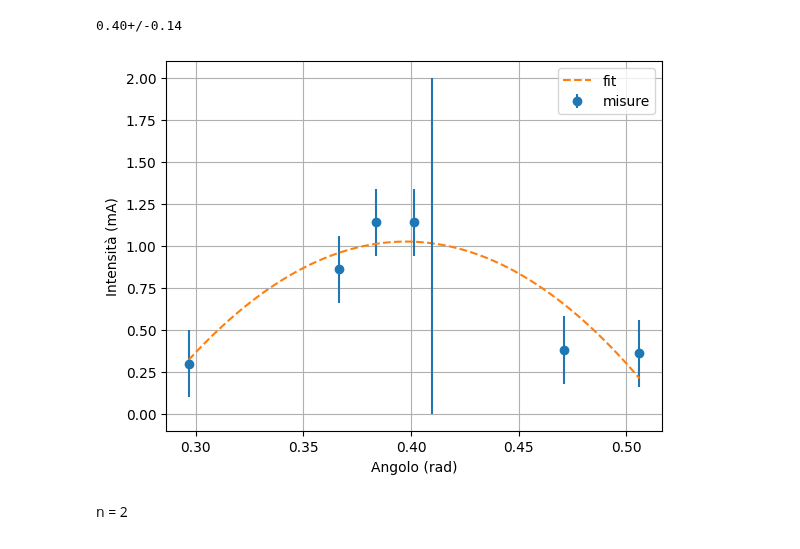
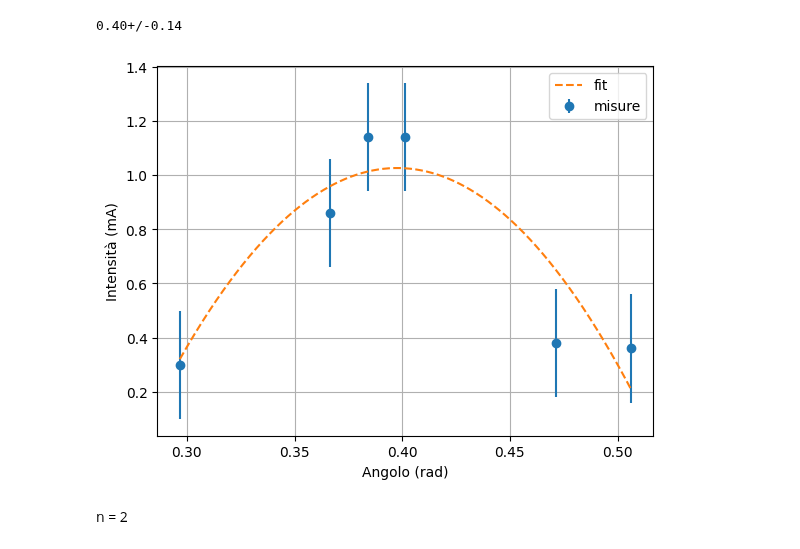
Before and after one commit to ARossiUnimib/Laboratorio-2---Gruppo-21-A.A.-2023-24, a Jupyter notebook: Notebooks/Microonde/Microonde.ipynb, the cells around one changed output. Cells and saved outputs as stored; diff of their text form; code cells hidden in the pictures.

```diff
--- a/Notebooks/Microonde/Microonde.ipynb
+++ b/Notebooks/Microonde/Microonde.ipynb
@@ -1123,19 +1123,18 @@ print(theta_max1)
 # %%
 fig,ax = plt.subplots(1,1)
 ax.set_xlabel("Angolo (rad)")
 ax.set_ylabel("Intensità (mA)")
 
 ax.errorbar(theta_1_n,M_1_n,err_M_n,fmt='o',label='misure')
 x = np.linspace(theta_1_n.min(),theta_1_n.max(),1000)
 y = model(x,a1,b1,c1)
 ax.plot(x,y,linestyle='--',label='fit')
-ax.vlines(0.41,0,2)
 
 plt.grid()
 plt.legend()
 plt.show()
 # %% [output]
-[figure, old version]
+[figure, new version]
 # %% [markdown]
 n = 2
 # %%
```
Also changed, not shown: parts of 3 cells of this notebook.
